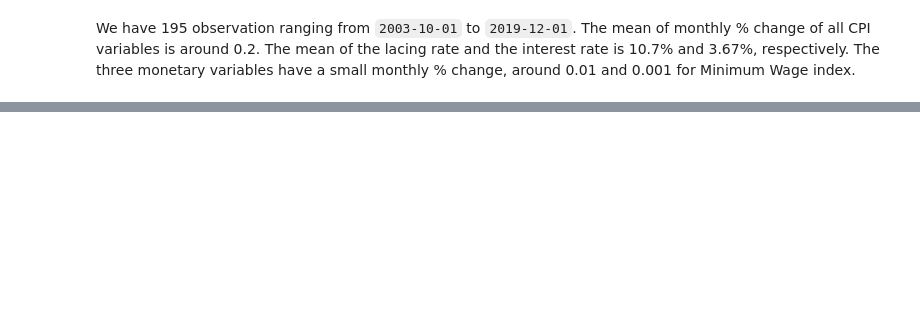
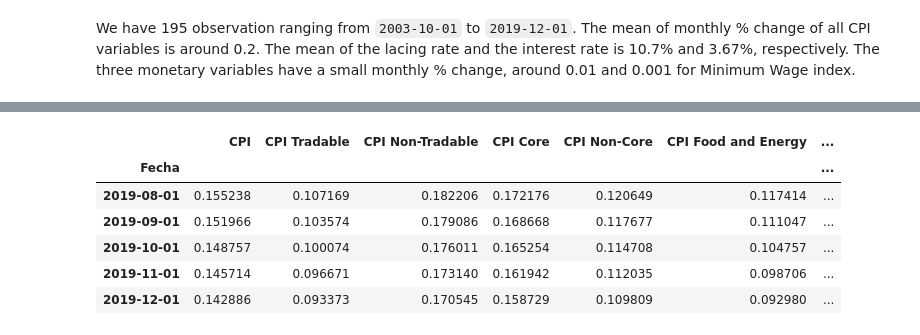
Before and after one commit to estcab00/inflation-prediction, a Jupyter notebook: code/1_DataExtraction.ipynb, the cells around one changed output, grey strips where cells are left out. Saved outputs shown, nothing was run; the diff lists cells and outputs as text; code cells hidden in the pictures; blank space fills up the shorter version.

```diff
--- a/code/1_DataExtraction.ipynb
+++ b/code/1_DataExtraction.ipynb
@@ -166,0 +209,24 @@
+# %%
+# New column names
+columns = {
+    'Índice de precios Lima Metropolitana (var% mensual) - IPC': 'CPI',
+    'Índice de precios Lima Metropolitana (var% mensual) - IPC Transables': 'CPI Tradable',
+    'Índice de precios Lima Metropolitana (var% mensual) - IPC No Transables': 'CPI Non-Tradable',
+    'Índice de precios Lima Metropolitana (var% mensual) - IPC Subyacente': 'CPI Core',
+    'Índice de precios Lima Metropolitana (var% mensual) - IPC No Subyacente': 'CPI Non-Core',
+    'Índice de precios Lima Metropolitana (var% mensual) - IPC Alimentos y Energía': 'CPI Food and Energy',
+    'Índice de precios Lima Metropolitana (var% mensual) - IPC Sin Alimentos y Energía': 'CPI Excluding Food and Energy',
+    'Índice de precios Lima Metropolitana (var% mensual) - IPC Alimentos y Bebidas': 'CPI Food and Beverages',
+    'Índice de precios Lima Metropolitana (var% mensual) - IPC sin Alimentos y Bebidas': 'CPI Excluding Food and Beverages',
+    'Índice de precios Lima Metropolitana (var% mensual) - IPC Subyacente Sin Alimentos y Bebidas': 'CPI Core Excluding Food and Beverages',
+    'Índice de precios Lima Metropolitana (var% mensual) - IPC Importado': 'CPI Imported',
+    'Índice de precios Lima Metropolitana (var% mensual) - Índice de Precios al por Mayor': 'Wholesale Price Index',
+    'Tasas de interés del Banco Central de Reserva  - Tasa de Encaje': 'Reserve Requirement Rate',
+    'Tasas de interés del Banco Central de Reserva  - Tasa de Referencia de la Política Monetaria': 'Monetary Policy Rate',
+    'Emisión primaria y multiplicador (millones S/) - Circulante Desestacionalizado': 'Circulating Currency Seasonally Adjusted (mill S/)',
+    'Liquidez internacional del BCRP - RIN - Reservas Internacionales Netas (millones US$)': 'Net International Reserves (mill $)',
+    'Remuneraciones - Remuneración Mínima Vital - Índice Real (base 1994 = 100)': 'Real Minimum Wage (Index)'
+}
+
+# We rename the columns so they are easier to analyse
+df.rename(columns=columns, inplace=True)
@@ -171,0 +265,10 @@ df.to_csv('../input/df.csv')
+# %%
+df.tail()
+# %% [output]
+|  | CPI | CPI Tradable | CPI Non-Tradable | CPI Core | CPI Non-Core | CPI Food and Energy | ... |
+| Fecha |  |  |  |  |  |  | ... |
+| 2019-08-01 | 0.155238 | 0.107169 | 0.182206 | 0.172176 | 0.120649 | 0.117414 | ... |
+| 2019-09-01 | 0.151966 | 0.103574 | 0.179086 | 0.168668 | 0.117677 | 0.111047 | ... |
+| 2019-10-01 | 0.148757 | 0.100074 | 0.176011 | 0.165254 | 0.114708 | 0.104757 | ... |
+| 2019-11-01 | 0.145714 | 0.096671 | 0.173140 | 0.161942 | 0.112035 | 0.098706 | ... |
+| 2019-12-01 | 0.142886 | 0.093373 | 0.170545 | 0.158729 | 0.109809 | 0.092980 | ... |
```
Also changed, not shown: parts of 19 cells of this notebook, 10 other files.
